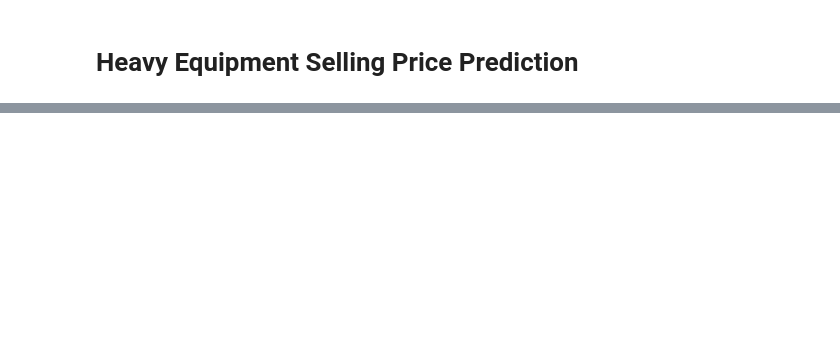
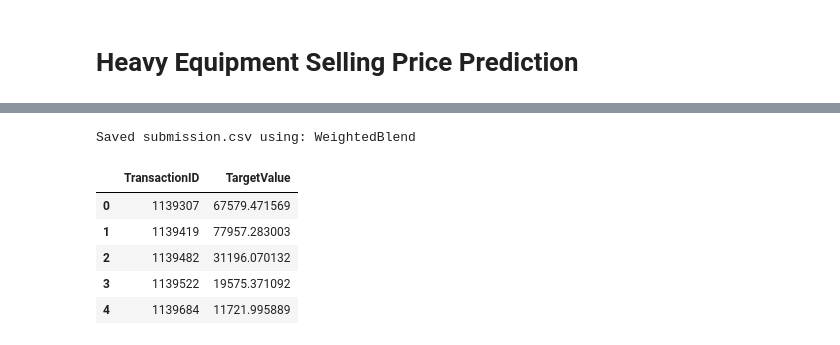
Before and after one commit to i-shashikant/Heavy-Equipment-Price-Prediction-MLP, a Jupyter notebook: 24f2003930-notebook-2026t2.ipynb, the cells around one changed output, grey strips where cells are left out. Drawn from its saved outputs; the diff is of its cells as text; code cells hidden in the pictures; blank space fills up the shorter version.

```diff
--- a/24f2003930-notebook-2026t2.ipynb
+++ b/24f2003930-notebook-2026t2.ipynb
@@ -812,0 +1480,17 @@ Saved submission.csv using: EqualBlend
+# %%
+# Equal-weight test ensemble
+
+test_pred_equal_blend = (
+    test_pred_cb +
+    test_pred_xgb +
+    test_pred_lgb
+) / 3
+
+
+# Weighted test ensemble
+
+test_pred_weighted_blend = (
+    weights["cb"] * test_pred_cb +
+    weights["xgb"] * test_pred_xgb +
+    weights["lgb"] * test_pred_lgb
+)
@@ -812,0 +1505,37 @@ Saved submission.csv using: EqualBlend
+# %%
+# Map each validation strategy to its corresponding test predictions
+
+final_pred_map = {
+    "CatBoost": test_pred_cb,
+    "XGBoost": test_pred_xgb,
+    "LightGBM": test_pred_lgb,
+    "EqualBlend": test_pred_equal_blend,
+    "WeightedBlend": test_pred_weighted_blend
+}
+
+final_pred = final_pred_map[best_approach]
+
+submission = pd.DataFrame({
+    "TransactionID": test_fe["TransactionID"],
+    "TargetValue": final_pred
+})
+
+submission.to_csv(
+    "submission.csv",
+    index=False
+)
+
+print(
+    "Saved submission.csv using:",
+    best_approach
+)
+
+submission.head()
+# %% [output]
+Saved submission.csv using: WeightedBlend
+|  | TransactionID | TargetValue |
+| 0 | 1139307 | 67579.471569 |
+| 1 | 1139419 | 77957.283003 |
+| 2 | 1139482 | 31196.070132 |
+| 3 | 1139522 | 19575.371092 |
+| 4 | 1139684 | 11721.995889 |
```
Also changed, not shown: parts of 126 cells of this notebook.
